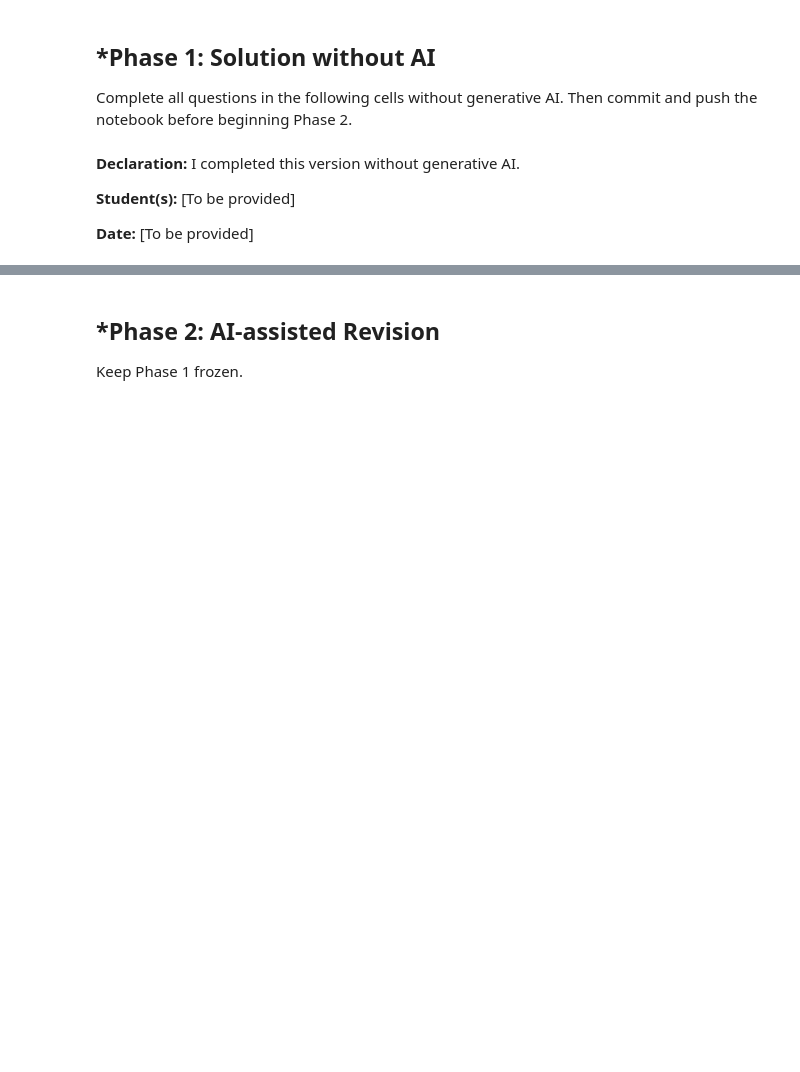
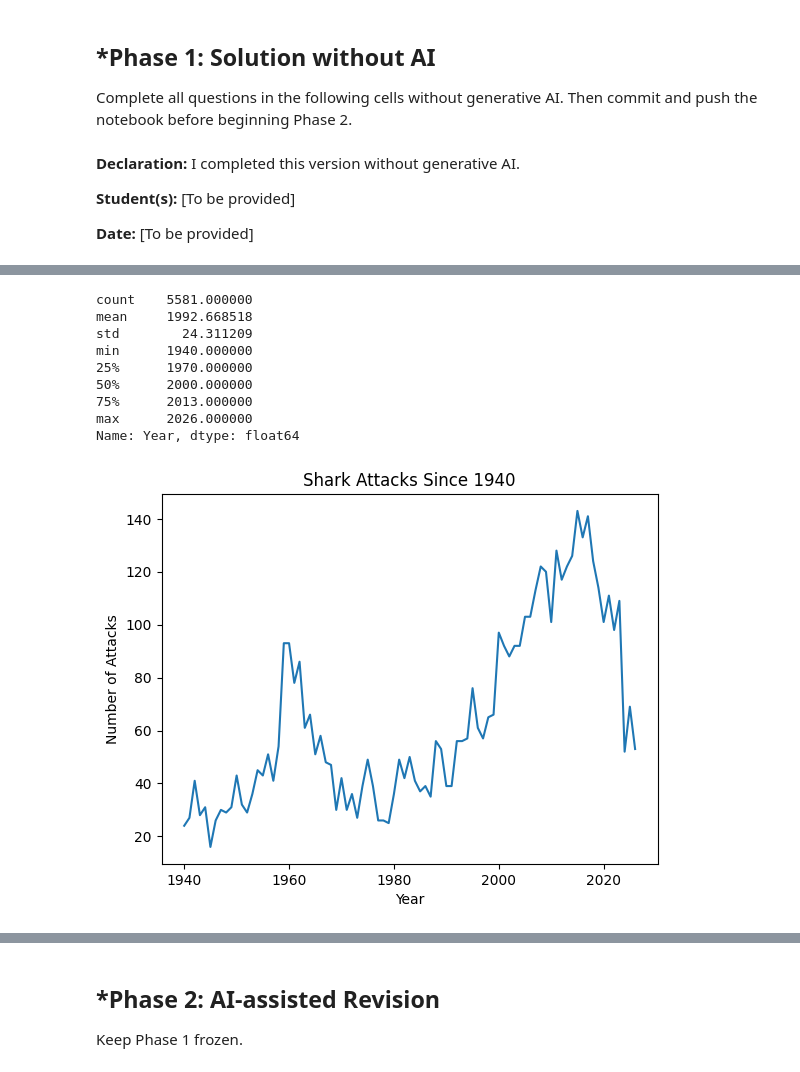
Before and after one commit to mwetmore05/A01-data-wrangling, a Jupyter notebook: notebook.ipynb, the cells around one changed output, grey strips where cells are left out. Saved outputs shown, nothing was run; the diff lists cells and outputs as text; code cells hidden in the pictures; blank space fills up the shorter version.

```diff
--- a/notebook.ipynb
+++ b/notebook.ipynb
@@ -34,0 +184,20 @@ notebook before beginning Phase 2.
+# %%
+
+
+# Opening the Excel file
+shark = pd.read_excel('/content/GSAF5.xls') #open excel file
+
+shark.head()
+
+shark = shark.drop( #drop columns with NaN data, after seeing almos tno data upon further investigation
+    columns=[
+        'pdf',
+        'href formula',
+        'href',
+        'Case Number',
+        'Case Number.1',
+        'original order',
+        'Unnamed: 21',
+        'Unnamed: 22'
+    ]
+)
@@ -34,0 +212,60 @@ notebook before beginning Phase 2.
+# %%
+print(shark['Year'].describe()) #investoigating at the Year variable
+
+shark['Year'] = pd.to_numeric(shark['Year'], errors='coerce') #making 0 as missing for year varaible
+shark['Year'] = shark['Year'].replace(0, np.nan)
+
+shark = shark[shark['Year'] >= 1940].copy()  #focus on attacks since 1940
+
+attacks_per_year = shark['Year'].value_counts().sort_index() #looking at the number of attacks per year
+attacks_per_year.plot()
+
+plt.xlabel('Year') #making plot to show relationship
+plt.ylabel('Number of Attacks')
+plt.title('Shark Attacks Since 1940')
+plt.show()
+
+shark['Age'] = pd.to_numeric(shark['Age'], errors='coerce') #clean age varaible
+
+shark['Age'].hist(bins=50) #using hisotgram plot to show age varibale
+plt.xlabel('Age')
+plt.ylabel('Number of Victims')
+plt.title('Ages of Shark Attack Victims')
+plt.show()
+
+shark['Sex'] = shark['Sex'].str.strip().str.upper() #clean sex varaible
+
+male_proportion = ( #calculating the proportion of recorded victims who are male
+    (shark['Sex'] == 'M').sum()
+    / shark['Sex'].isin(['M', 'F']).sum()
+)
+print("Proportion male:", male_proportion)
+
+shark['Type'] = shark['Type'].str.strip().str.lower() #clean type varaible
+shark['Type'] = shark['Type'].replace({
+    'provoked': 'Provoked',
+    'unprovoked': 'Unprovoked'
+})
+
+shark.loc[  #changing missing values for type into Unknown, instead of other words
+    ~shark['Type'].isin(['Provoked', 'Unprovoked']),
+    'Type'
+] = 'Unknown'
+
+unprovoked_proportion = ( #calculating proportion of attacks that were unprovoked
+    (shark['Type'] == 'Unprovoked').sum()
+    / len(shark)
+)
+
+print("Proportion unprovoked:", unprovoked_proportion)
+# %% [output]
+count    5581.000000
+mean     1992.668518
+std        24.311209
+min      1940.000000
+25%      1970.000000
+50%      2000.000000
+75%      2013.000000
+max      2026.000000
+Name: Year, dtype: float64
+[figure, added]
```
Also changed, not shown: parts of 11 cells of this notebook.
